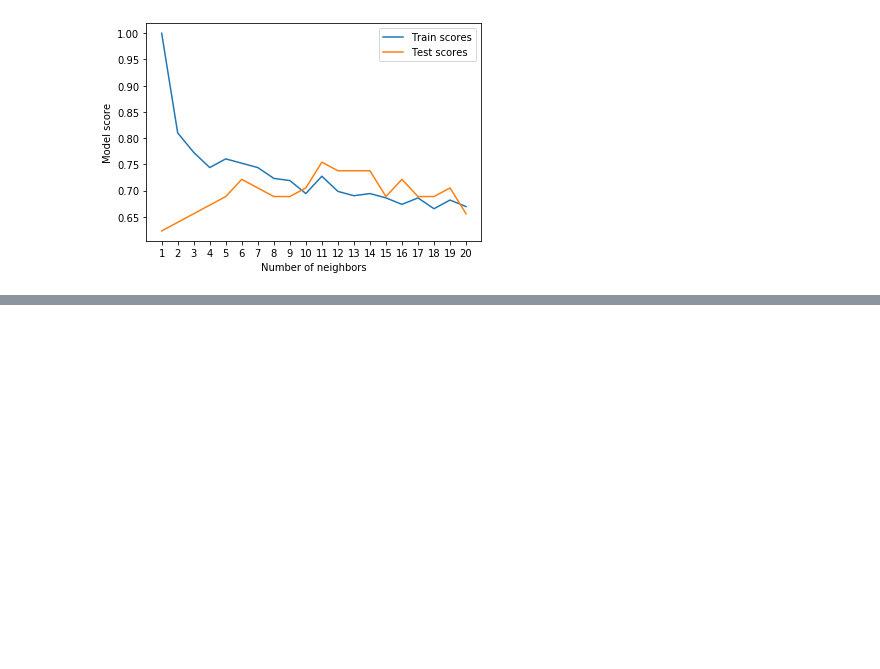
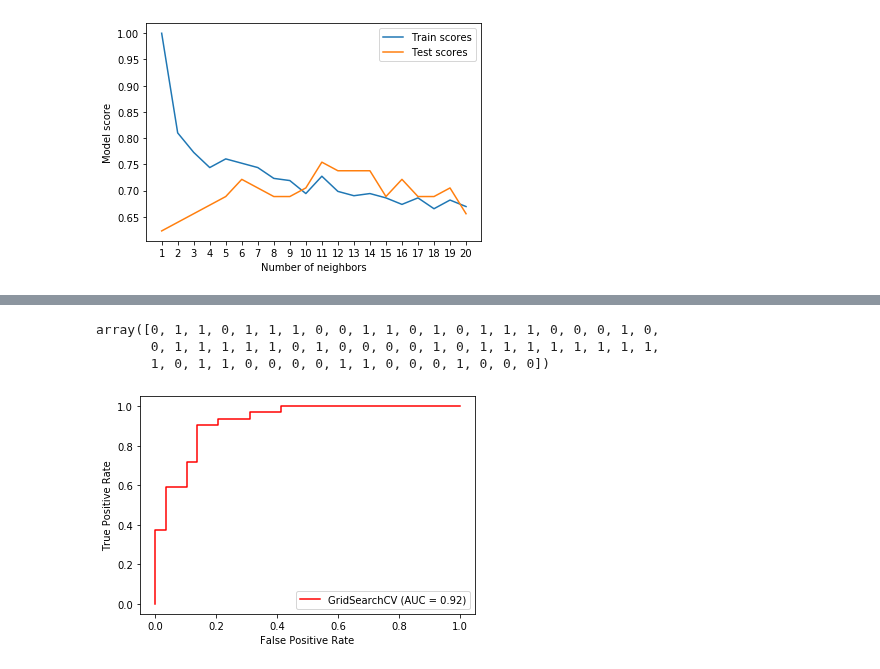
Before and after one commit to aliazani/machine-learning, a Jupyter notebook: 6-projects/1-heart-disease/heart_disease_classification.ipynb, the cells around one changed output, grey strips where cells are left out. Drawn from its saved outputs; the diff is of its cells as text; code cells hidden in the pictures; blank space fills up the shorter version.

Commit message:
Evaluating the model

```diff
--- a/6-projects/1-heart-disease/heart_disease_classification.ipynb
+++ b/6-projects/1-heart-disease/heart_disease_classification.ipynb
@@ -494,0 +500,9 @@ plt.xticks(np.arange(1, 21, 1));
+# %%
+# create hyperparameter grid for LogesticRegression
+logestic_regression_grid = {'C': np.logspace(-4, 4, 20),
+                           'solver': ['liblinear']}
+# create hyperparameter gird for RandomForestClassifier
+random_forest_grid = {'n_estimators': np.arange(10, 1000, 50),
+                     'max_depth': [None, 3, 5, 10],
+                     'min_samples_split': np.arange(2, 20, 2),
+                     'min_samples_leaf': np.arange(1, 20, 2)}
@@ -494,0 +511,11 @@ plt.xticks(np.arange(1, 21, 1));
+# %%
+# tune LogesticRegression
+
+# setup a random seed
+np.random.seed(42)
+# use RandomizedSearchCV
+rs_logestic_regression = RandomizedSearchCV(estimator=LogisticRegression(),
+                              param_distributions=logestic_regression_grid,
+                              cv=5, n_iter=20, verbose=True)
+# fit data into rs_logestic_regression
+rs_logestic_regression.fit(x_train, y_train)
@@ -494,0 +554,12 @@ plt.xticks(np.arange(1, 21, 1));
+# %%
+# tune the RandomForestClassifier
+
+# setup the random seed
+np.random.seed(42)
+
+# use RandomizedSearchCV
+rs_random_forest = RandomizedSearchCV(estimator=RandomForestClassifier(),
+                                    param_distributions=random_forest_grid,
+                                     cv=5, n_iter=20, verbose=True)
+# fit the data to the model
+rs_random_forest.fit(x_train, y_train)
@@ -494,0 +603,9 @@ plt.xticks(np.arange(1, 21, 1));
+# %%
+# different hyperparameter for out LogesticRegression model
+logestic_regression_grid = {'C': np.logspace(-4, 4, 80),
+                           'solver': ['liblinear']}
+gs_logestic_regression = GridSearchCV(estimator=LogisticRegression(),
+                                      param_grid=logestic_regression_grid,
+                                      cv=5, verbose=True)
+# fit the data to the model
+gs_logestic_regression.fit(x_train, y_train)
@@ -494,0 +657,13 @@ plt.xticks(np.arange(1, 21, 1));
+# %%
+# make some predictions
+y_preds = gs_logestic_regression.predict(x_test)
+y_preds
+# %% [output]
+array([0, 1, 1, 0, 1, 1, 1, 0, 0, 1, 1, 0, 1, 0, 1, 1, 1, 0, 0, 0, 1, 0,
+       0, 1, 1, 1, 1, 1, 0, 1, 0, 0, 0, 0, 1, 0, 1, 1, 1, 1, 1, 1, 1, 1,
+       1, 0, 1, 1, 0, 0, 0, 0, 1, 1, 0, 0, 0, 1, 0, 0, 0])
+# %%
+# plot roc_curve and calculate the AUC
+plot_roc_curve(gs_logestic_regression, x_test, y_test, color='red');
+# %% [output]
+[figure, added]
```
Also changed, not shown: parts of 24 cells of this notebook.
